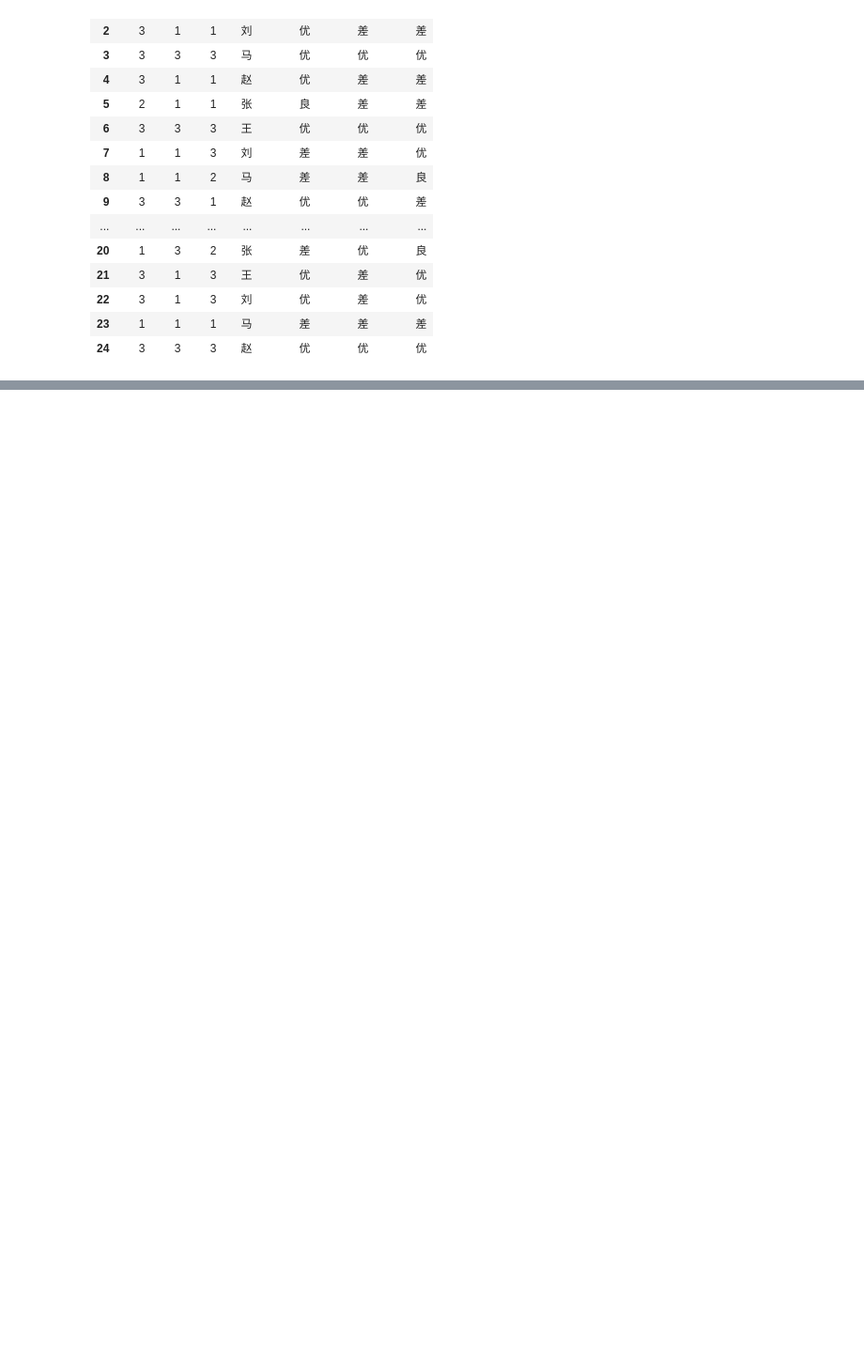
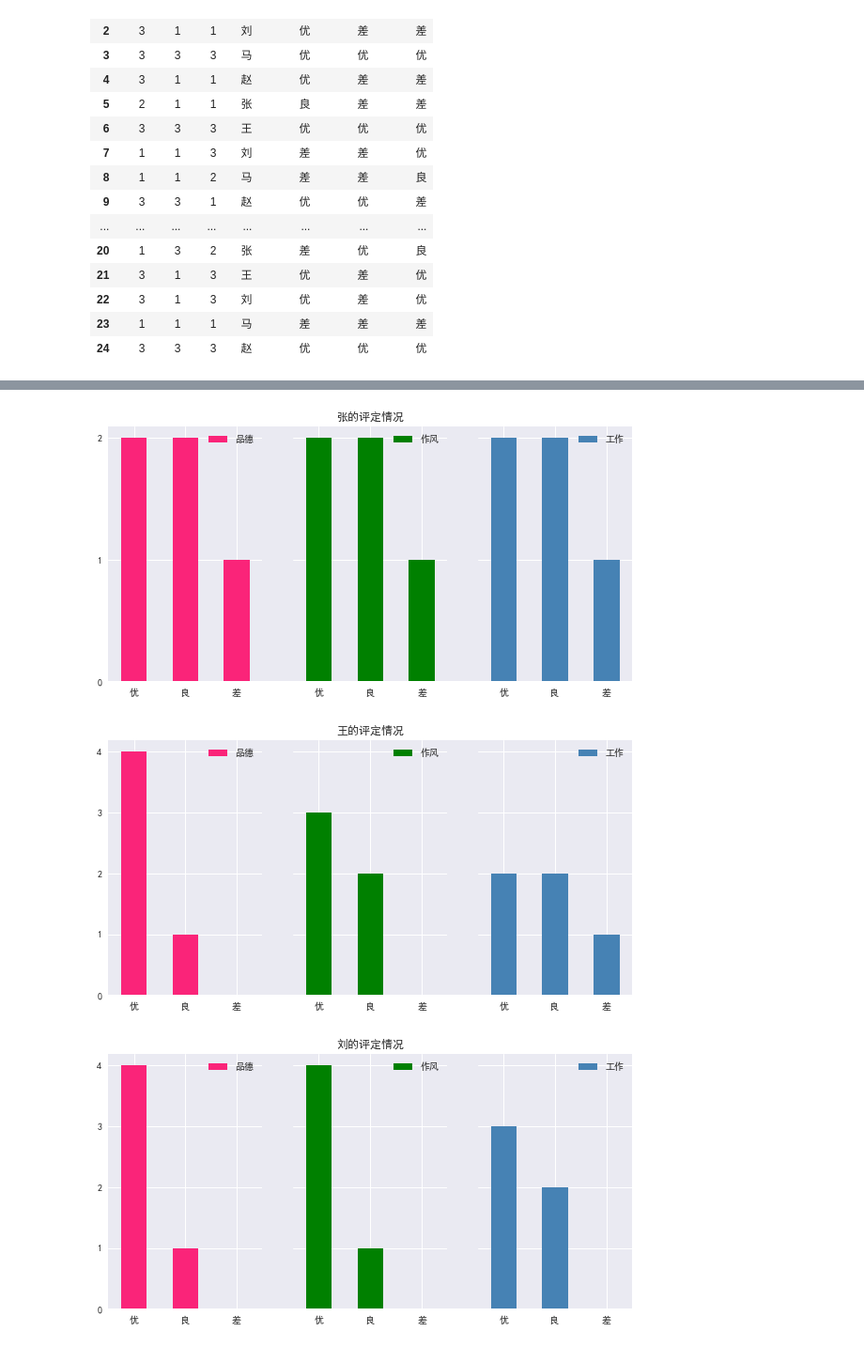
Before and after one commit to cuixiaozeng/vote, a Jupyter notebook: vote.ipynb, the cells around one changed output, grey strips where cells are left out. Shown at 94% size. Cells and saved outputs as stored; diff of their text form; code cells hidden in the pictures; blank space fills up the shorter version.

```diff
--- a/vote.ipynb
+++ b/vote.ipynb
@@ -22,3 +11,20 @@ df['工作评定'] =  pd.cut(df['工作'], bins = [0, 1, 2, float('Inf')], label
+# %%
+#预设置项目
+#总投票人数
+STAFF_NUM=5
+#侯选人名单
+NAME_LIST=['张','王','刘','马','赵']
+#评定项目
+columns=['品德','作风','工作']
+#评价等级
+VOTE_LEVEL=['优','良','差']
+# %%
+df=pd.read_table('vote.txt',header=None,names=columns,sep=' ')
+
+df['姓名']=NAME_LIST*STAFF_NUM
+
+for i in columns:
+    df[i+'评定'] =  pd.cut(df[i], bins = [0, 1, 2, float('Inf')], labels = VOTE_LEVEL[::-1], right = True)
 # %%
 df
 # %% [output]
@@ -49,7 +55,7 @@ def result_to_plot(array):
         plt.yticks([])
         ax1=fig.add_subplot(131)
         df['品德评定'][df['姓名']==i].value_counts().plot(kind='bar', label=i,color='#FA2479');
-        ax1.set_xticklabels([u"优", u"良",u'差'], rotation=0);
+        ax1.set_xticklabels(VOTE_LEVEL, rotation=0);
         ax1.set_ylim(0,4)
         ax1.set_yticks([0,1,2,3,4])
         ax1.set_yticklabels([0,1,2,3,4],minor=False)
@@ -57,10 +63,10 @@ def result_to_plot(array):
 
         ax2=fig.add_subplot(132, sharey=ax1)
         df['作风评定'][df['姓名']==i].value_counts().plot(kind='bar', label=i,color='green');
-        ax2.set_xticklabels([u"优", u"良",u'差'], rotation=0);
+        ax2.set_xticklabels(VOTE_LEVEL, rotation=0);
         ax2.legend([u"作风"], loc='best');
 
         ax3=fig.add_subplot(133, sharey=ax1)
         df['工作评定'][df['姓名']==i].value_counts().plot(kind='bar', label=i, color='steelblue');
-        ax3.set_xticklabels([u"优", u"良",u'差'], rotation=0);
+        ax3.set_xticklabels(VOTE_LEVEL, rotation=0);
         ax3.legend([u"工作"], loc='best');
@@ -78,0 +73,6 @@ result_to_plot(j)
+# %%
+result_to_plot(NAME_LIST)
+# %% [output]
+[figure, added]
+[figure, added]
+[figure, added]
```
Also changed, not shown: parts of 8 cells of this notebook.
